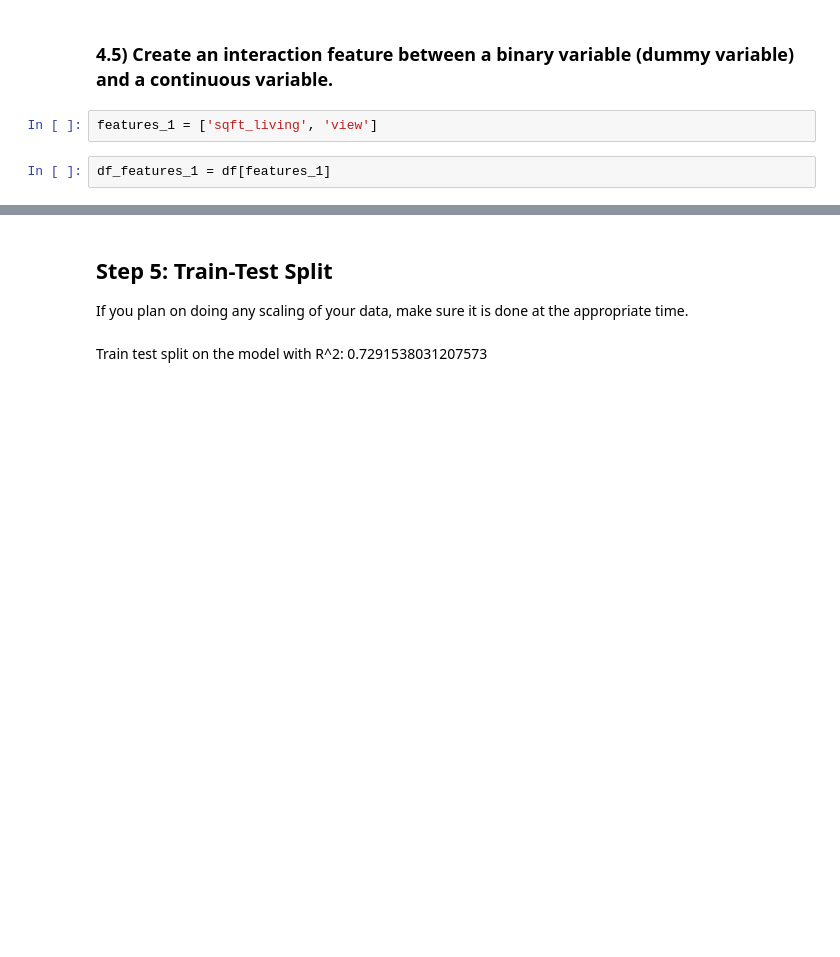
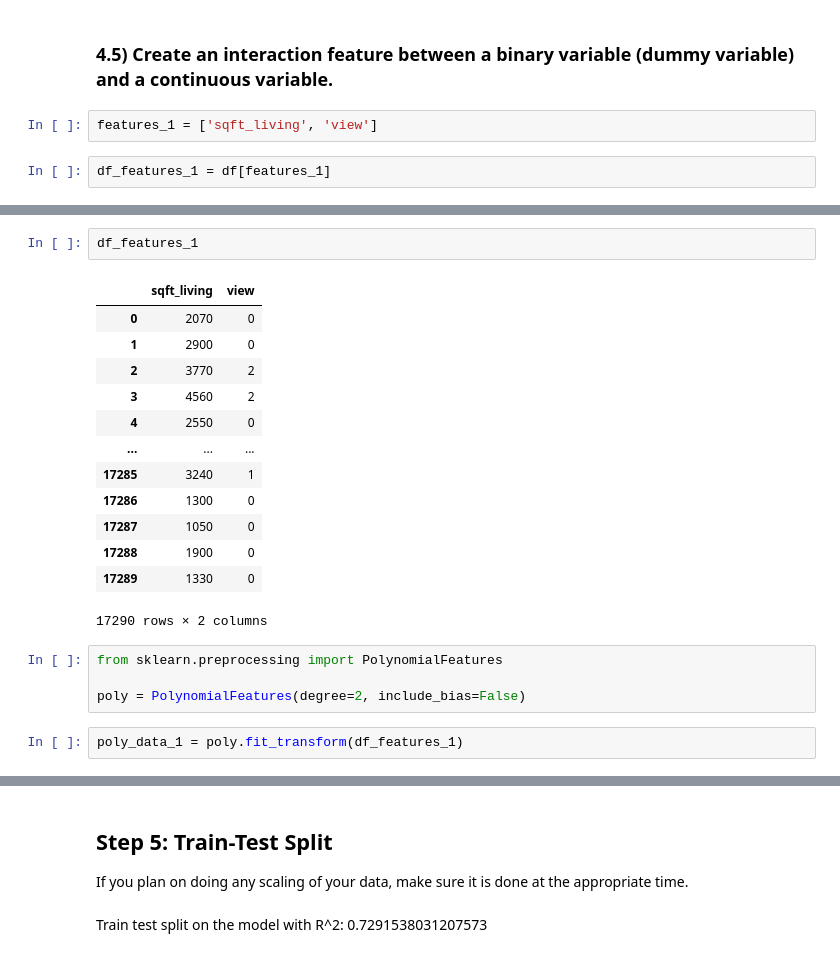
Before and after one commit to raizelistaken/Housing_Prices_KC, a Jupyter notebook: Bakeoff_modeling_process_Orderly.ipynb, the cells around one changed output, grey strips where cells are left out. Drawn from its saved outputs; the diff is of its cells as text; blank space fills up the shorter version.

```diff
--- a/Bakeoff_modeling_process_Orderly.ipynb
+++ b/Bakeoff_modeling_process_Orderly.ipynb
@@ -516,0 +531,22 @@ df_features_1 = df[features_1]
+# %%
+df_features_1
+# %% [output]
+|  | sqft_living | view |
+| 0 | 2070 | 0 |
+| 1 | 2900 | 0 |
+| 2 | 3770 | 2 |
+| 3 | 4560 | 2 |
+| 4 | 2550 | 0 |
+| ... | ... | ... |
+| 17285 | 3240 | 1 |
+| 17286 | 1300 | 0 |
+| 17287 | 1050 | 0 |
+| 17288 | 1900 | 0 |
+| 17289 | 1330 | 0 |
+17290 rows × 2 columns
+# %%
+from sklearn.preprocessing import PolynomialFeatures
+
+poly = PolynomialFeatures(degree=2, include_bias=False)
+# %%
+poly_data_1 = poly.fit_transform(df_features_1)
```
Also changed, not shown: parts of 9 cells of this notebook.
